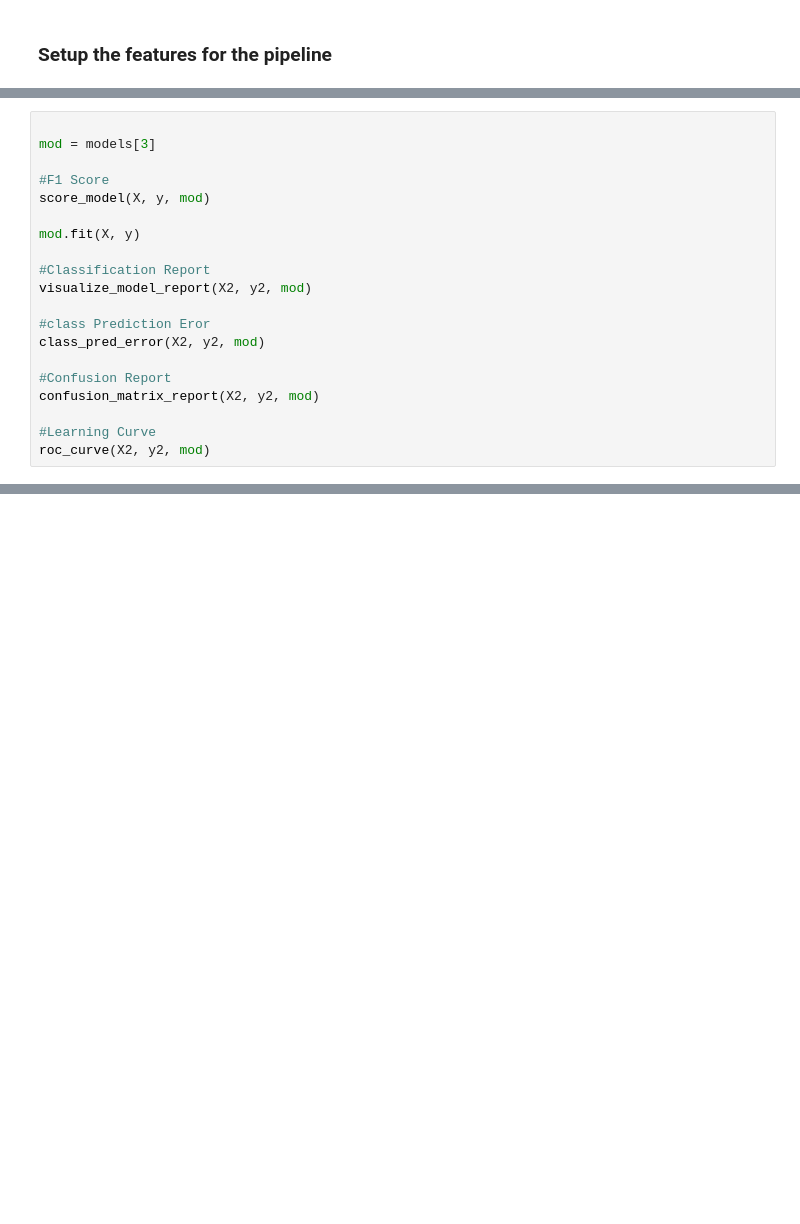
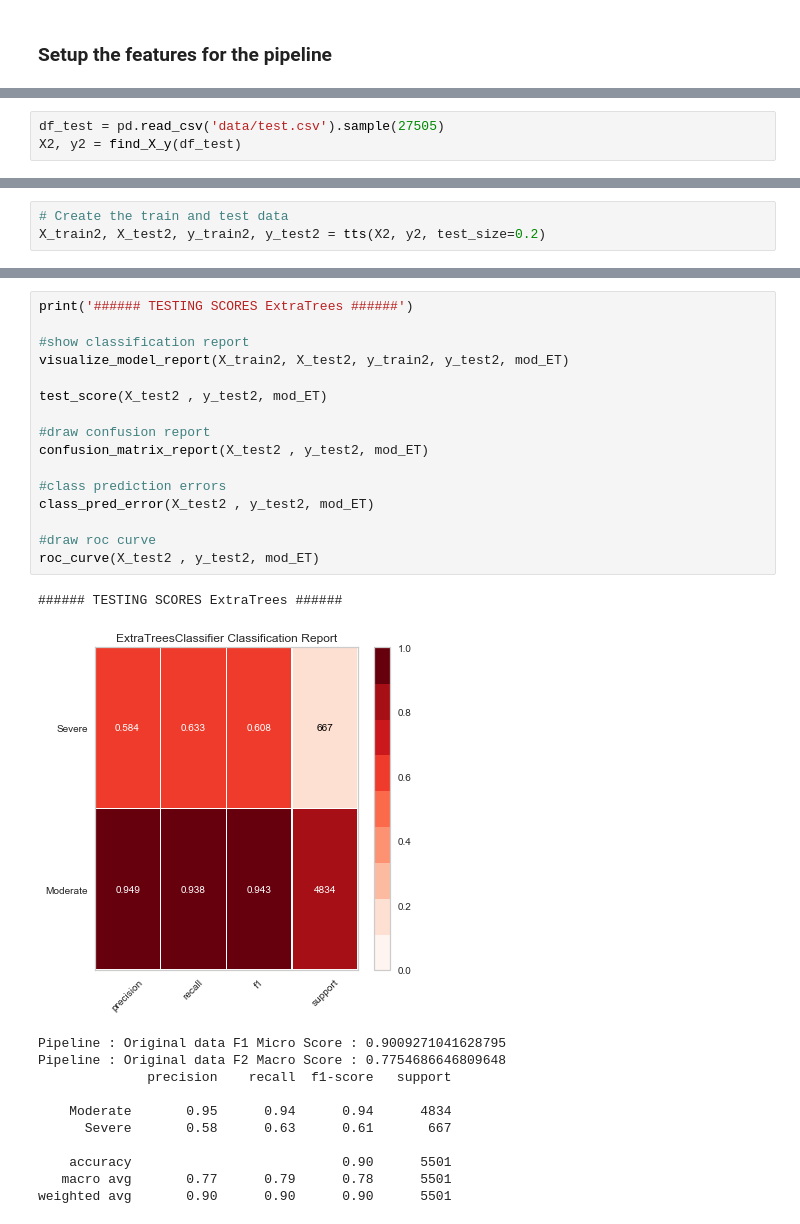
Before and after one commit to NahidGithub/Predicting-Wildfires, a Jupyter notebook: notebooks/Final_Model_Evaluation.ipynb, the cells around one changed output, grey strips where cells are left out. Cells and saved outputs as stored; diff of their text form; blank space fills up the shorter version.

```diff
--- a/notebooks/Final_Model_Evaluation.ipynb
+++ b/notebooks/Final_Model_Evaluation.ipynb
@@ -497,20 +303,0 @@ weighted avg       0.99      0.96      0.97     50000
-# %%
-
-mod = models[3]
-
-#F1 Score
-score_model(X, y, mod)
-
-mod.fit(X, y)
-
-#Classification Report
-visualize_model_report(X2, y2, mod)
-
-#class Prediction Eror
-class_pred_error(X2, y2, mod)
-
-#Confusion Report
-confusion_matrix_report(X2, y2, mod)
-
-#Learning Curve
-roc_curve(X2, y2, mod)
@@ -541,0 +393,3 @@ Final conclusion use extra tree since it has a high recall on severe fires thoug
+# %%
+df_test = pd.read_csv('data/test.csv').sample(27505)
+X2, y2 = find_X_y(df_test)
@@ -541,0 +398,3 @@ Final conclusion use extra tree since it has a high recall on severe fires thoug
+# %%
+# Create the train and test data
+X_train2, X_test2, y_train2, y_test2 = tts(X2, y2, test_size=0.2)
@@ -541,0 +407,29 @@ Final conclusion use extra tree since it has a high recall on severe fires thoug
+# %%
+print('###### TESTING SCORES ExtraTrees ######')
+
+#show classification report
+visualize_model_report(X_train2, X_test2, y_train2, y_test2, mod_ET)
+
+test_score(X_test2 , y_test2, mod_ET)
+
+#draw confusion report
+confusion_matrix_report(X_test2 , y_test2, mod_ET)
+
+#class prediction errors
+class_pred_error(X_test2 , y_test2, mod_ET)
+
+#draw roc curve
+roc_curve(X_test2 , y_test2, mod_ET)
+# %% [output]
+###### TESTING SCORES ExtraTrees ######
+[figure, added]
+Pipeline : Original data F1 Micro Score : 0.9009271041628795
+Pipeline : Original data F2 Macro Score : 0.7754686646809648
+              precision    recall  f1-score   support
+
+    Moderate       0.95      0.94      0.94      4834
+      Severe       0.58      0.63      0.61       667
+
+    accuracy                           0.90      5501
+   macro avg       0.77      0.79      0.78      5501
+weighted avg       0.90      0.90      0.90      5501
```
Also changed, not shown: parts of 80 cells of this notebook.
